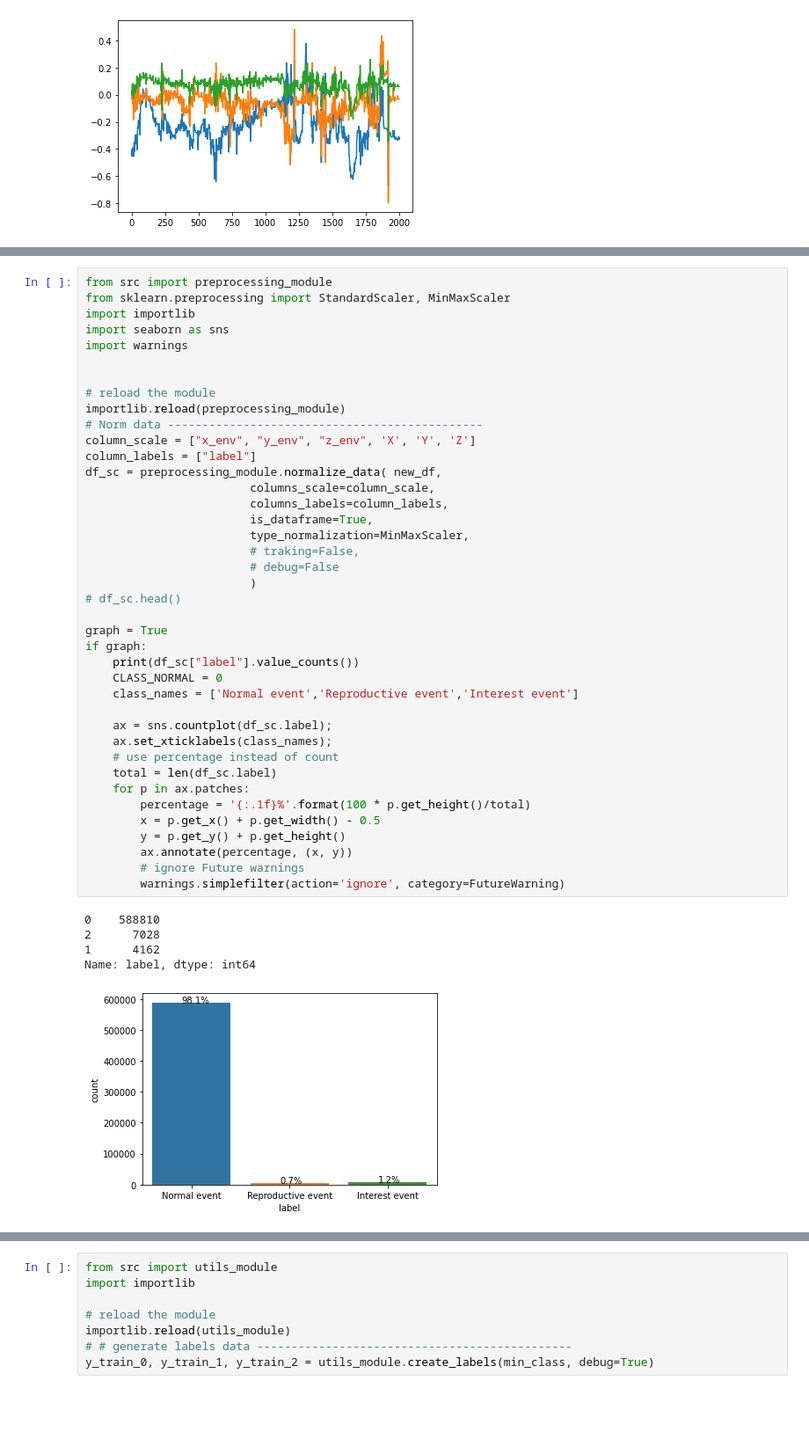
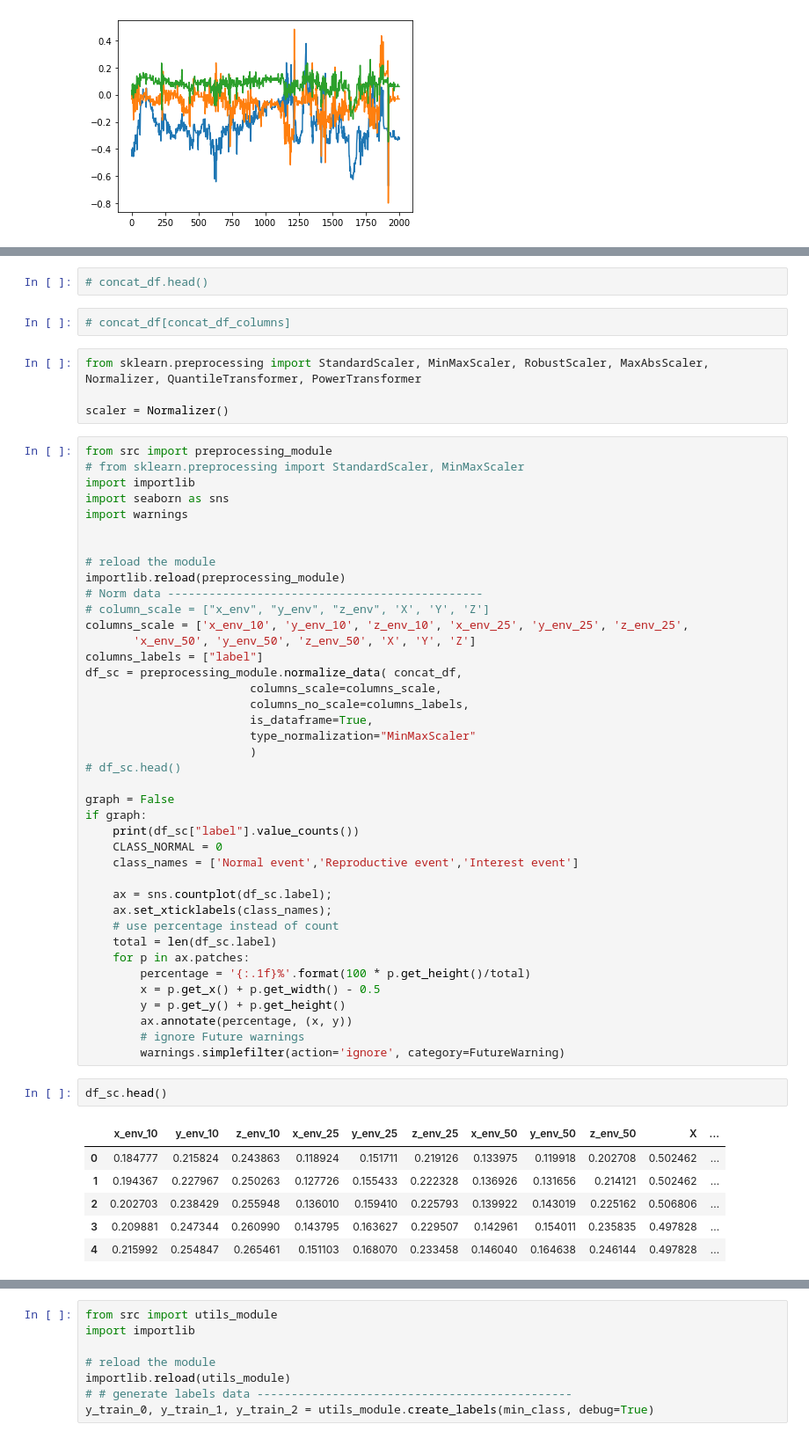
Before and after one commit to MorillaGit/quail_behavior_classifier, a Jupyter notebook: main.ipynb, the cells around one changed output, grey strips where cells are left out. Shown at 88% size. Saved outputs shown, nothing was run; the diff lists cells and outputs as text; blank space fills up the shorter version.

```diff
--- a/main.ipynb
+++ b/main.ipynb
@@ -117,6 +145,14 @@ new_df.head()
+# %%
+# concat_df.head()
+# %%
+# concat_df[concat_df_columns]
+# %%
+from sklearn.preprocessing import StandardScaler, MinMaxScaler, RobustScaler, MaxAbsScaler, Normalizer, QuantileTransformer, PowerTransformer
+
+scaler = Normalizer()
 # %%
 from src import preprocessing_module
-from sklearn.preprocessing import StandardScaler, MinMaxScaler
+# from sklearn.preprocessing import StandardScaler, MinMaxScaler
 import importlib
 import seaborn as sns
 import warnings
@@ -125,19 +161,19 @@ import warnings
 # reload the module
 importlib.reload(preprocessing_module)
 # Norm data ----------------------------------------------
-column_scale = ["x_env", "y_env", "z_env", 'X', 'Y', 'Z']
-column_labels = ["label"]
-df_sc = preprocessing_module.normalize_data( new_df,
-                        columns_scale=column_scale,
-                        columns_labels=column_labels,
+# column_scale = ["x_env", "y_env", "z_env", 'X', 'Y', 'Z']
+columns_scale = ['x_env_10', 'y_env_10', 'z_env_10', 'x_env_25', 'y_env_25', 'z_env_25',
+       'x_env_50', 'y_env_50', 'z_env_50', 'X', 'Y', 'Z']
+columns_labels = ["label"]
+df_sc = preprocessing_module.normalize_data( concat_df,
+                        columns_scale=columns_scale,
+                        columns_no_scale=columns_labels,
                         is_dataframe=True,
-                        type_normalization=MinMaxScaler,
-                        # traking=False,
-                        # debug=False
+                        type_normalization="MinMaxScaler"
                         )
 # df_sc.head()
 
-graph = True
+graph = False
 if graph:
     print(df_sc["label"].value_counts())
     CLASS_NORMAL = 0
@@ -154,9 +190,12 @@ if graph:
         ax.annotate(percentage, (x, y))
         # ignore Future warnings
         warnings.simplefilter(action='ignore', category=FutureWarning)
-# %% [output]
-0    588810
-2      7028
-1      4162
-Name: label, dtype: int64
-[figure, removed]
+# %%
+df_sc.head()
+# %% [output]
+|  | x_env_10 | y_env_10 | z_env_10 | x_env_25 | y_env_25 | z_env_25 | x_env_50 | y_env_50 | z_env_50 | X | ... |
+| 0 | 0.184777 | 0.215824 | 0.243863 | 0.118924 | 0.151711 | 0.219126 | 0.133975 | 0.119918 | 0.202708 | 0.502462 | ... |
+| 1 | 0.194367 | 0.227967 | 0.250263 | 0.127726 | 0.155433 | 0.222328 | 0.136926 | 0.131656 | 0.214121 | 0.502462 | ... |
+| 2 | 0.202703 | 0.238429 | 0.255948 | 0.136010 | 0.159410 | 0.225793 | 0.139922 | 0.143019 | 0.225162 | 0.506806 | ... |
+| 3 | 0.209881 | 0.247344 | 0.260990 | 0.143795 | 0.163627 | 0.229507 | 0.142961 | 0.154011 | 0.235835 | 0.497828 | ... |
+| 4 | 0.215992 | 0.254847 | 0.265461 | 0.151103 | 0.168070 | 0.233458 | 0.146040 | 0.164638 | 0.246144 | 0.497828 | ... |
```
Also changed, not shown: parts of 12 cells of this notebook.
